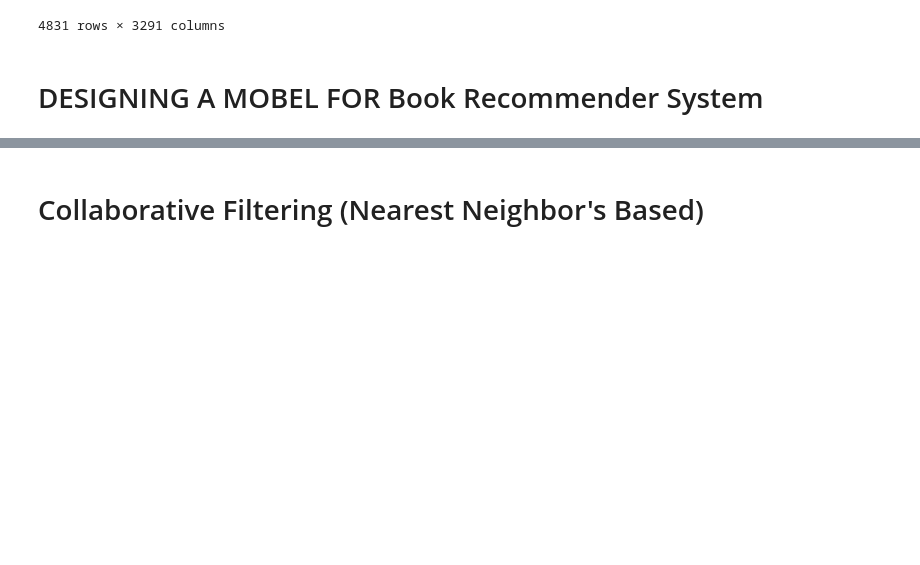
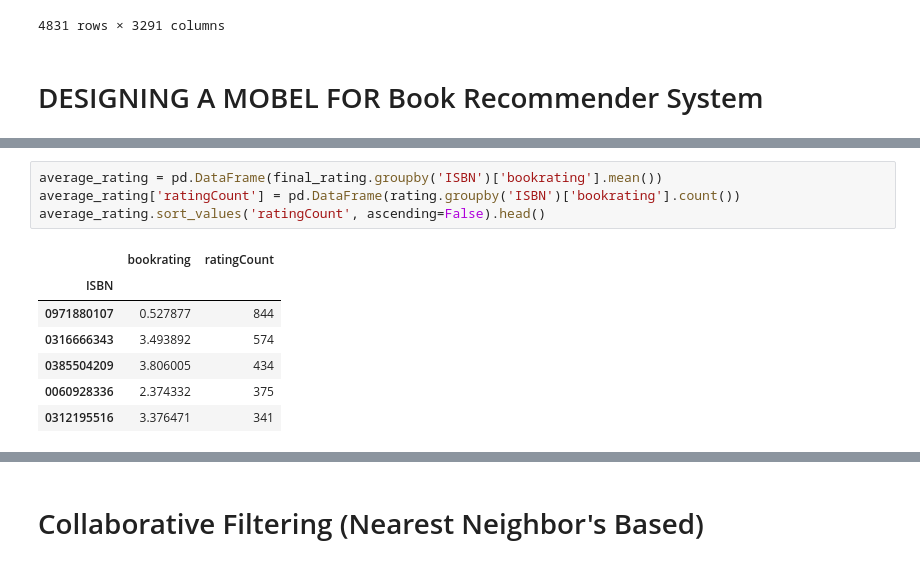
Before and after one commit to deepali2062/-Book_Recommender_System, a Jupyter notebook: Book_Recommender_System.ipynb, the cells around one changed output, grey strips where cells are left out. Drawn from its saved outputs; the diff is of its cells as text; blank space fills up the shorter version.

```diff
--- a/Book_Recommender_System.ipynb
+++ b/Book_Recommender_System.ipynb
@@ -603,0 +712,12 @@ book_pivot
+# %%
+average_rating = pd.DataFrame(final_rating.groupby('ISBN')['bookrating'].mean())
+average_rating['ratingCount'] = pd.DataFrame(rating.groupby('ISBN')['bookrating'].count())
+average_rating.sort_values('ratingCount', ascending=False).head()
+# %% [output]
+|  | bookrating | ratingCount |
+| ISBN |  |  |
+| 0971880107 | 0.527877 | 844 |
+| 0316666343 | 3.493892 | 574 |
+| 0385504209 | 3.806005 | 434 |
+| 0060928336 | 2.374332 | 375 |
+| 0312195516 | 3.376471 | 341 |
```
Also changed, not shown: parts of 12 cells of this notebook.
